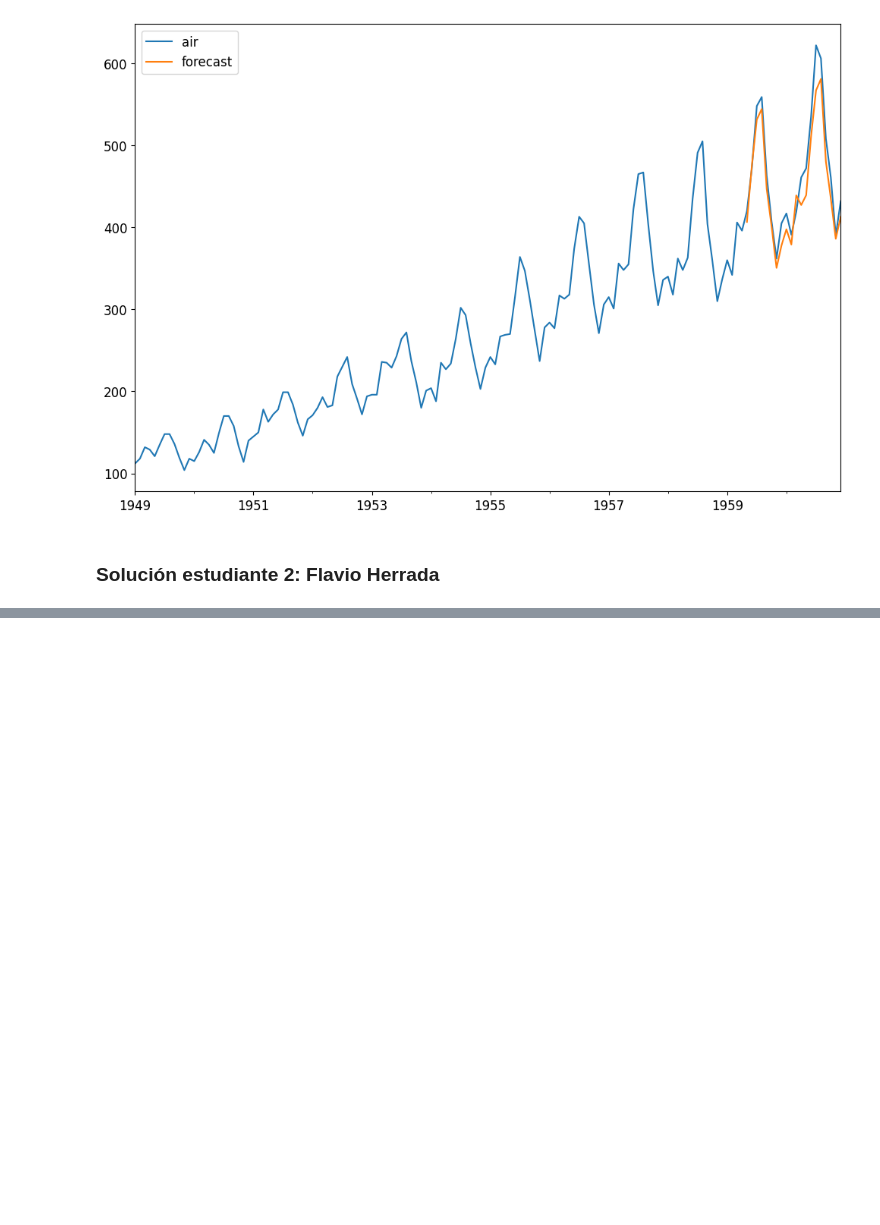
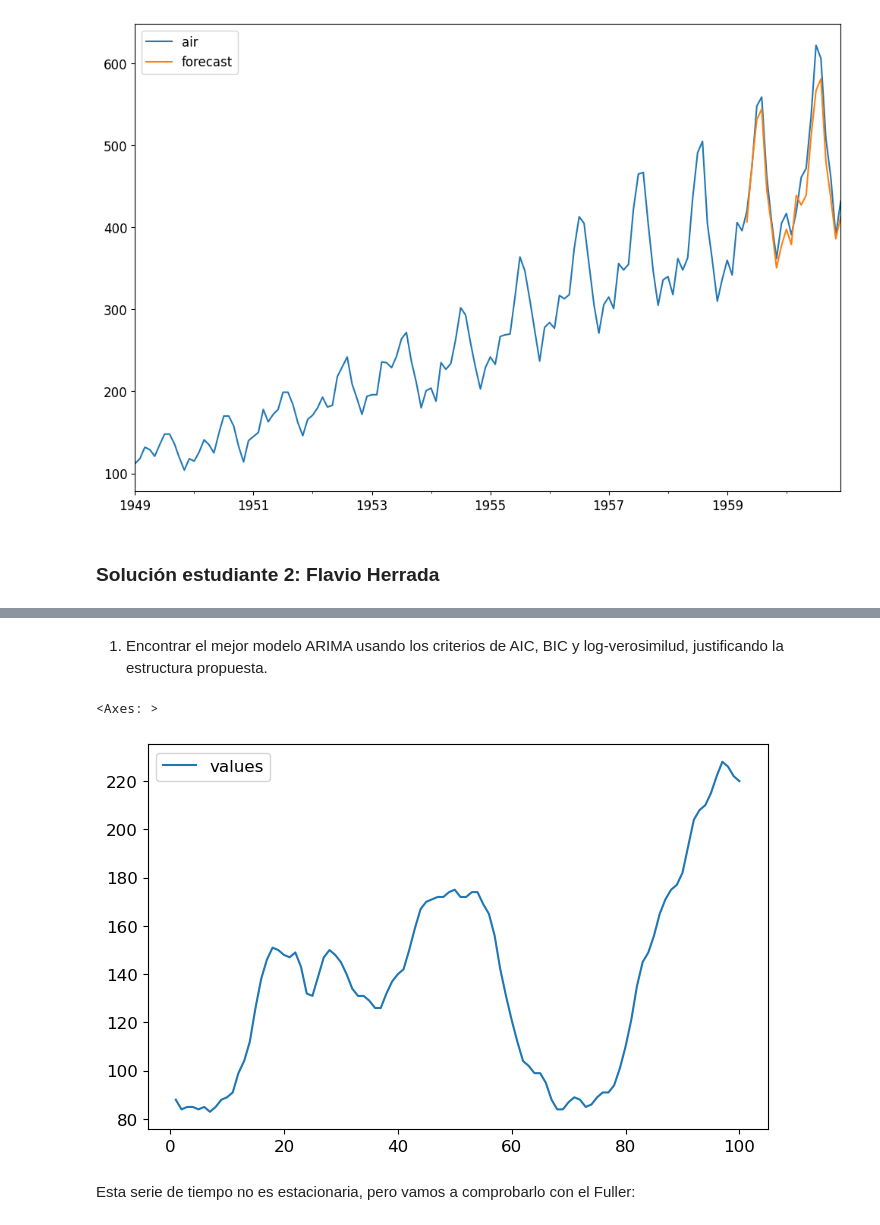
Before and after one commit to hectoroleon/Tarea2_Ornelas_Herrada, a Jupyter notebook: Tarea_2.ipynb, the cells around one changed output, grey strips where cells are left out. Saved outputs shown, nothing was run; the diff lists cells and outputs as text; code cells hidden in the pictures; blank space fills up the shorter version.

```diff
--- a/Tarea_2.ipynb
+++ b/Tarea_2.ipynb
@@ -636,3 +636,8 @@ data2[['air','forecast']].plot(figsize=(12,8))
 [figure]
 # %% [markdown]
 ### Solución estudiante 2: Flavio Herrada
+# %%
+#Importamos los datos de WWWusage
+data = pd.read_csv('WWWusage.csv', names=['values'], header=0)
+data.index = data.index.droplevel()
+data.head()
@@ -638,0 +651,9 @@ data2[['air','forecast']].plot(figsize=(12,8))
+# %% [markdown]
+1. Encontrar el mejor modelo ARIMA usando los criterios de AIC, BIC y log-verosimilud, justificando la estructura propuesta.
+# %%
+data.plot(figsize=(8,5))
+# %% [output]
+<Axes: >
+[figure, added]
+# %% [markdown]
+Esta serie de tiempo no es estacionaria, pero vamos a comprobarlo con el Fuller:
```
Also changed, not shown: parts of 53 cells of this notebook.
